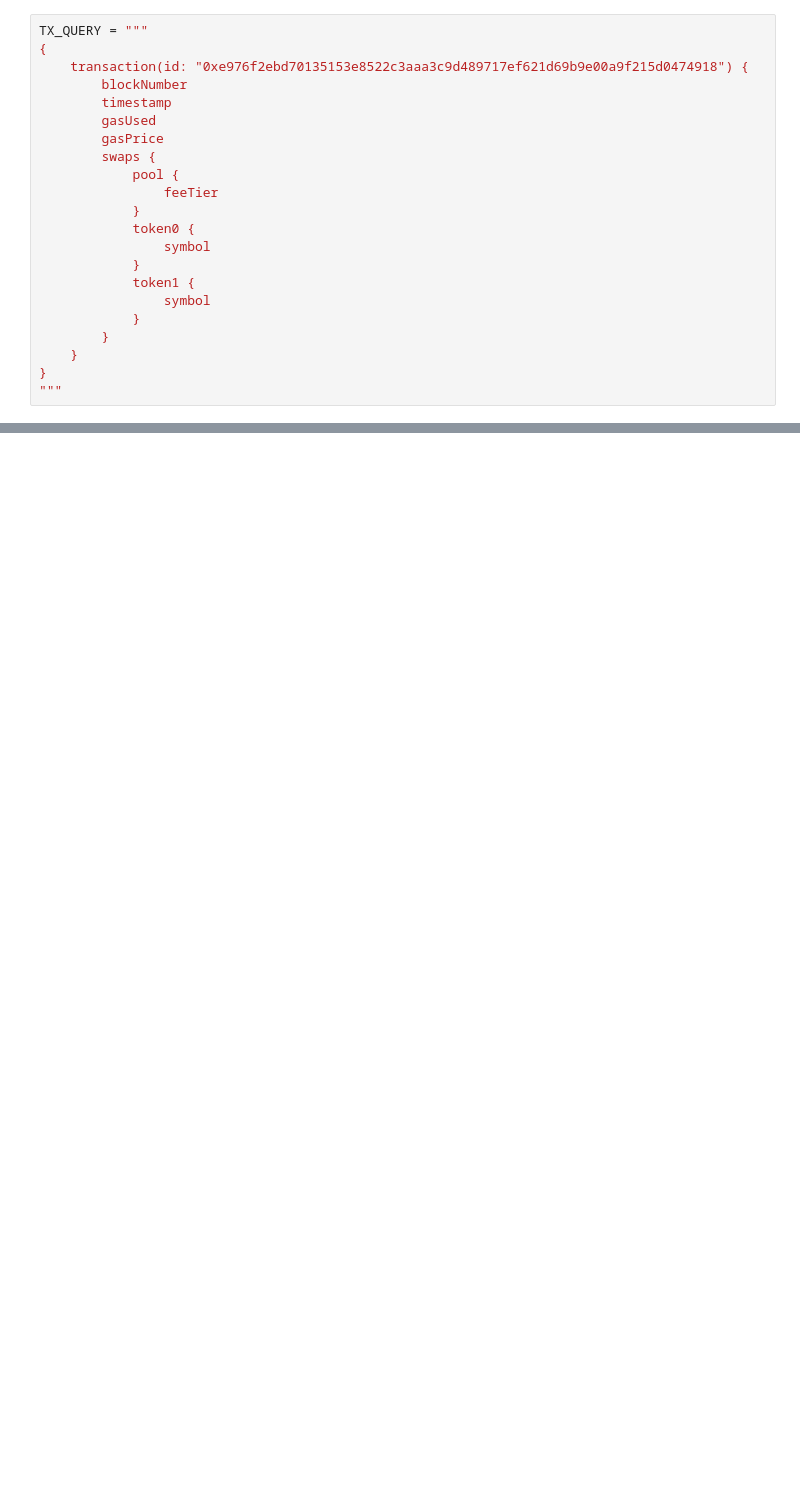
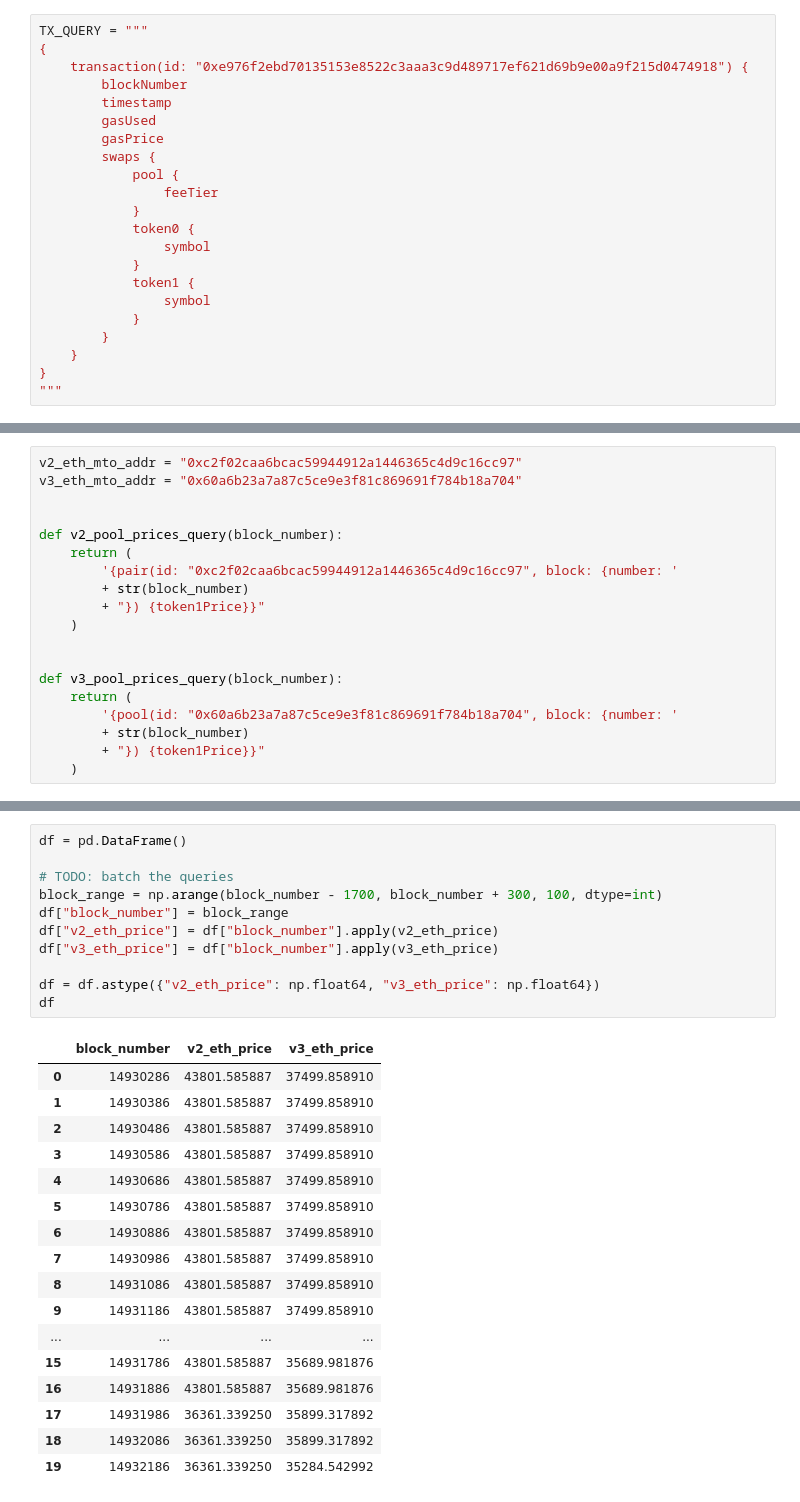
Before and after one commit to StardustLID/eth-uniswap-prelim-analysis, a Jupyter notebook: analysis/0-ArbTxAnalysis.ipynb, the cells around one changed output, grey strips where cells are left out. Drawn from its saved outputs; the diff is of its cells as text; blank space fills up the shorter version.

```diff
--- a/analysis/0-ArbTxAnalysis.ipynb
+++ b/analysis/0-ArbTxAnalysis.ipynb
@@ -111,0 +140,19 @@ Path: ['GS', 'ALBT', 'GS']
+# %%
+v2_eth_mto_addr = "0xc2f02caa6bcac59944912a1446365c4d9c16cc97"
+v3_eth_mto_addr = "0x60a6b23a7a87c5ce9e3f81c869691f784b18a704"
+
+
+def v2_pool_prices_query(block_number):
+    return (
+        '{pair(id: "0xc2f02caa6bcac59944912a1446365c4d9c16cc97", block: {number: '
+        + str(block_number)
+        + "}) {token1Price}}"
+    )
+
+
+def v3_pool_prices_query(block_number):
+    return (
+        '{pool(id: "0x60a6b23a7a87c5ce9e3f81c869691f784b18a704", block: {number: '
+        + str(block_number)
+        + "}) {token1Price}}"
+    )
@@ -111,0 +168,29 @@ Path: ['GS', 'ALBT', 'GS']
+# %%
+df = pd.DataFrame()
+
+# TODO: batch the queries
+block_range = np.arange(block_number - 1700, block_number + 300, 100, dtype=int)
+df["block_number"] = block_range
+df["v2_eth_price"] = df["block_number"].apply(v2_eth_price)
+df["v3_eth_price"] = df["block_number"].apply(v3_eth_price)
+
+df = df.astype({"v2_eth_price": np.float64, "v3_eth_price": np.float64})
+df
+# %% [output]
+|  | block_number | v2_eth_price | v3_eth_price |
+| 0 | 14930286 | 43801.585887 | 37499.858910 |
+| 1 | 14930386 | 43801.585887 | 37499.858910 |
+| 2 | 14930486 | 43801.585887 | 37499.858910 |
+| 3 | 14930586 | 43801.585887 | 37499.858910 |
+| 4 | 14930686 | 43801.585887 | 37499.858910 |
+| 5 | 14930786 | 43801.585887 | 37499.858910 |
+| 6 | 14930886 | 43801.585887 | 37499.858910 |
+| 7 | 14930986 | 43801.585887 | 37499.858910 |
+| 8 | 14931086 | 43801.585887 | 37499.858910 |
+| 9 | 14931186 | 43801.585887 | 37499.858910 |
+| ... | ... | ... | ... |
+| 15 | 14931786 | 43801.585887 | 35689.981876 |
+| 16 | 14931886 | 43801.585887 | 35689.981876 |
+| 17 | 14931986 | 36361.339250 | 35899.317892 |
+| 18 | 14932086 | 36361.339250 | 35899.317892 |
+| 19 | 14932186 | 36361.339250 | 35284.542992 |
```
Also changed, not shown: parts of 11 cells of this notebook, 2 other files.
